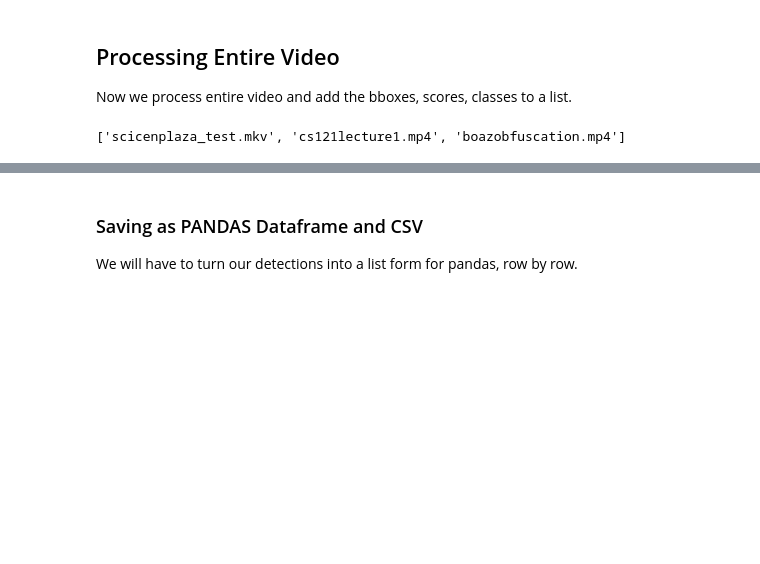
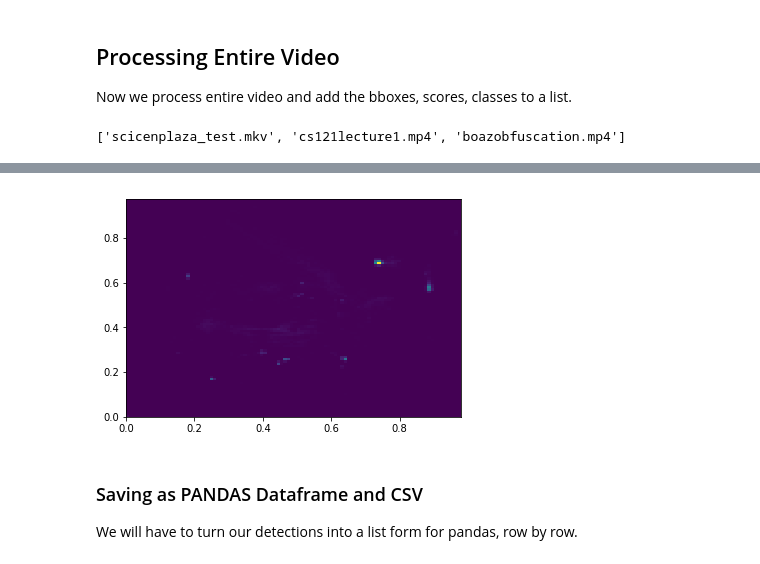
Before and after one commit to wfus/zzzz, a Jupyter notebook: NonEagerCV.ipynb, the cells around one changed output, grey strips where cells are left out. Cells and saved outputs as stored; diff of their text form; code cells hidden in the pictures; blank space fills up the shorter version.

```diff
--- a/NonEagerCV.ipynb
+++ b/NonEagerCV.ipynb
@@ -231,3 +253,8 @@ plt.show()
+# %%
+plt.hist2d(center_of_mass[:, 0], center_of_mass[:, 1], bins=100, cmap='viridis')
+plt.show()
+# %% [output]
+[figure, added]
 # %% [markdown]
 ### Saving as PANDAS Dataframe and CSV
 
```
Also changed, not shown: parts of 5 cells of this notebook, 1 other file.
